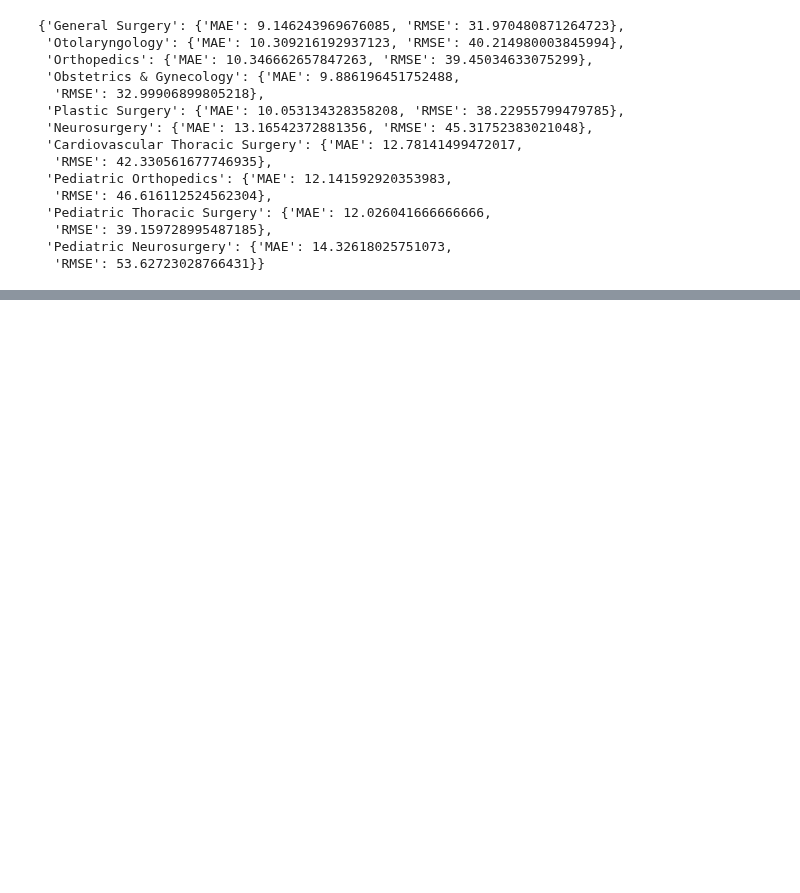
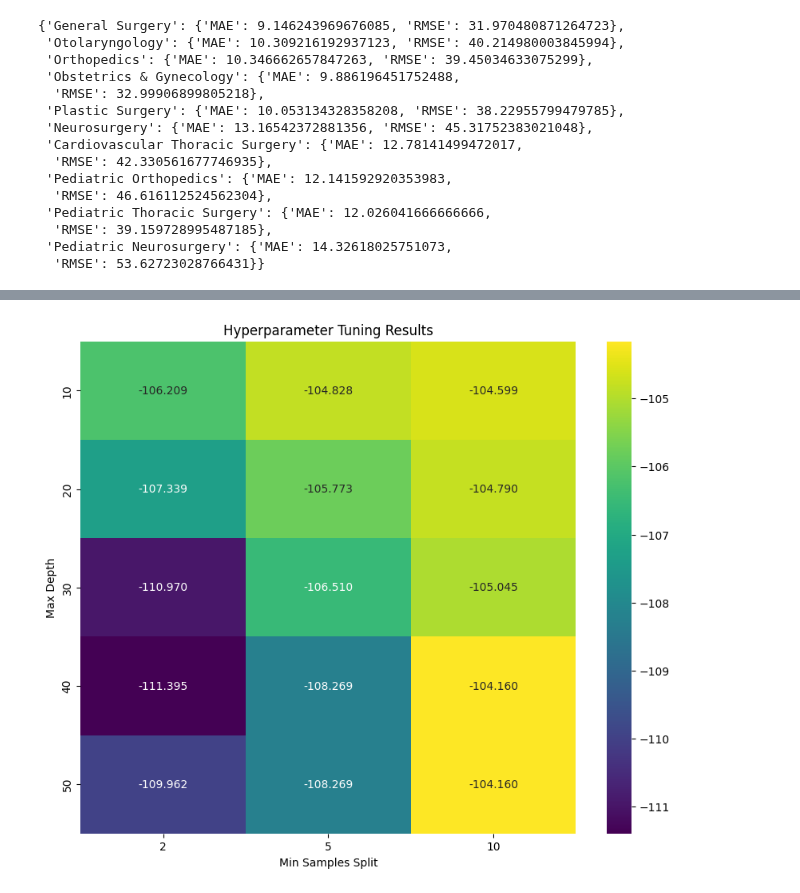
Before and after one commit to devguno/Surgical-Duration-Prediction, a Jupyter notebook: 1.ipynb, the cells around one changed output, grey strips where cells are left out. Cells and saved outputs as stored; diff of their text form; code cells hidden in the pictures; blank space fills up the shorter version.

```diff
--- a/1.ipynb
+++ b/1.ipynb
@@ -204,0 +272,22 @@ Traceback (most recent call last):
+# %%
+import matplotlib.pyplot as plt
+import seaborn as sns
+import pandas as pd
+
+# Assuming 'grid_search' is your GridSearchCV object
+results = pd.DataFrame(grid_search.cv_results_)
+
+# Create a pivot table of mean test scores for each combination of 'max_depth' and 'min_samples_split'
+pivot_table = results.pivot_table(values='mean_test_score',
+                                  index='param_max_depth',
+                                  columns='param_min_samples_split')
+
+# Creating the heatmap
+plt.figure(figsize=(10, 8))
+sns.heatmap(pivot_table, annot=True, cmap='viridis', fmt=".3f")
+plt.title('Hyperparameter Tuning Results')
+plt.xlabel('Min Samples Split')
+plt.ylabel('Max Depth')
+plt.show()
+# %% [output]
+[figure, added]
```
Also changed, not shown: parts of 5 cells of this notebook, 1 other file.
